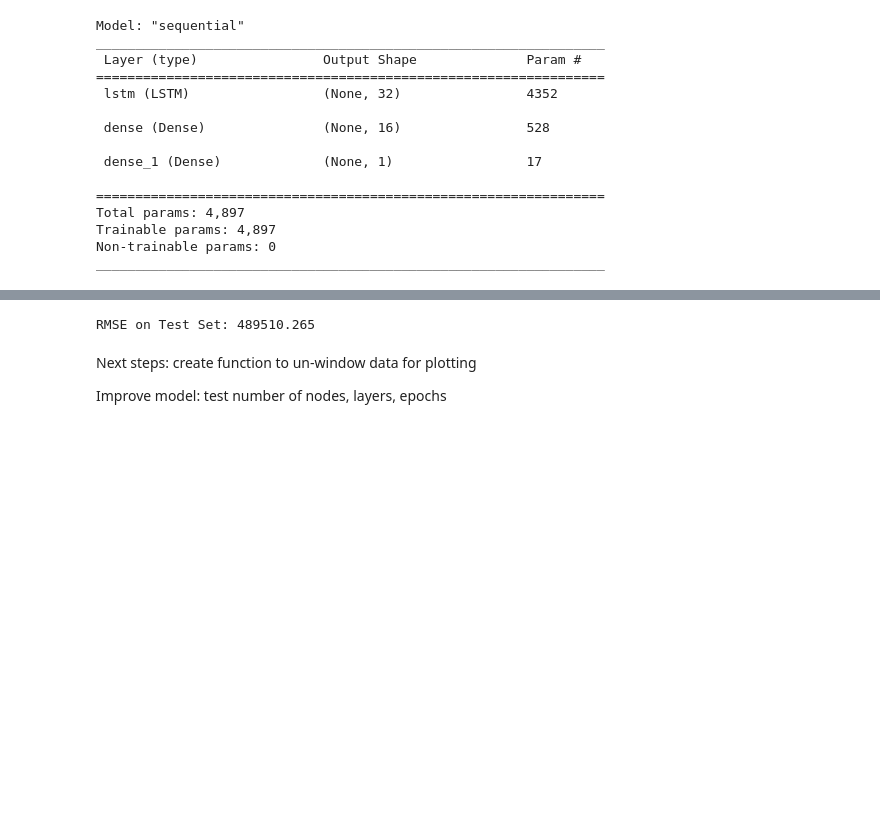
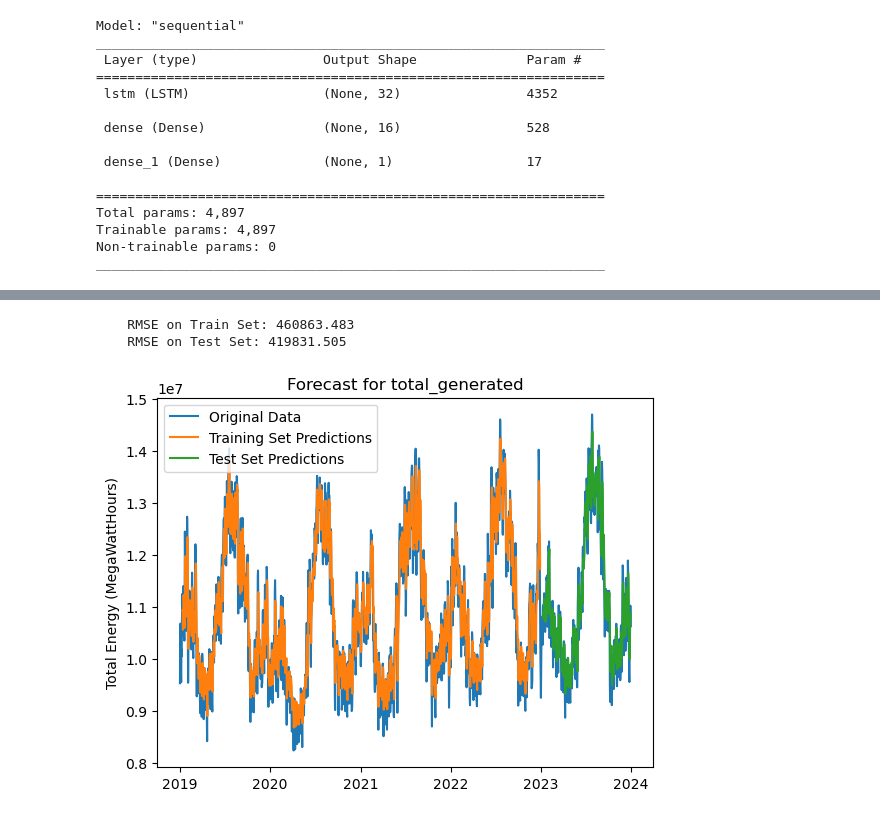
Before and after one commit to sbenston/energy_forecasting, a Jupyter notebook: energy_forecasting_models.ipynb, the cells around one changed output, grey strips where cells are left out. Cells and saved outputs as stored; diff of their text form; code cells hidden in the pictures; blank space fills up the shorter version.

Commit message:
Add plot of predictions against original data

```diff
--- a/energy_forecasting_models.ipynb
+++ b/energy_forecasting_models.ipynb
@@ -85,6 +85,35 @@ def scale_data(train_data, test_data):
     test_data_scaled = scaler.transform(test_data)
 
     return scaler, train_data_scaled, test_data_scaled
+# %%
+def shift_predictions(train_pred, test_pred, df, window_size=10):
+    '''
+    Takes generated predictions and aligns them with the original
+    x-axis to allow for plotting against original data.
+    '''
+    shifted_train_pred = np.empty((len(df), 1))
+    shifted_train_pred[:] = np.nan
+    shifted_train_pred[window_size:len(train_pred) + window_size, :] = train_pred
+
+    shifted_test_pred = np.empty((len(df), 1))
+    shifted_test_pred[:] = np.nan
+    shifted_test_pred[len(train_pred) + (window_size * 2) + 1:len(df) - 1, :] = test_pred
+
+    return shifted_train_pred, shifted_test_pred
+# %%
+def plot_predictions(df, shifted_train_pred, shifted_test_pred):
+    '''
+    Plots a line chart with both the original dataset and predictions
+    generated from the models.
+    '''
+    plt.plot(df, label='Original Data')
+    plt.plot(df.index ,shifted_train_pred, label='Training Set Predictions')
+    plt.plot(df.index, shifted_test_pred, label='Test Set Predictions')
+
+    plt.title(f'Forecast for {df.columns[0]}')
+    plt.ylabel('Total Energy (MegaWattHours)')
+    plt.legend()
+    plt.show()
 # %%
 # Split total_generated_df into training and test sets
 train_data, test_data = split_time_dataset(total_generated_df)
@@ -180,17 +203,25 @@ test_pred_unscaled = scaler.inverse_transform(test_pred)
-# %%
-# Get RMSE for unscaled data
-mse_train = mean_squared_error(y_train_unscaled[0], train_pred_unscaled)
-mse_test = mean_squared_error(y_test_unscaled[0], test_pred_unscaled)
-rmse_train = np.sqrt(mse_train)
-rmse_test = np.sqrt(mse_test)
-
-print(f'''
-    RMSE on Train Set: {rmse_train:.3f}
-    RMSE on Test Set: {rmse_test:.3f}
-    ''')
-# %% [output]
-RMSE on Test Set: 489510.265
-# %% [markdown]
-Next steps: create function to un-window data for plotting
-
-Improve model: test number of nodes, layers, epochs
+# %%
+# Get RMSE for unscaled data
+mse_train = mean_squared_error(y_train_unscaled[0], train_pred_unscaled)
+mse_test = mean_squared_error(y_test_unscaled[0], test_pred_unscaled)
+rmse_train = np.sqrt(mse_train)
+rmse_test = np.sqrt(mse_test)
+
+print(f'''
+    RMSE on Train Set: {rmse_train:.3f}
+    RMSE on Test Set: {rmse_test:.3f}
+    ''')
+# %% [output]
+    RMSE on Train Set: 460863.483
+    RMSE on Test Set: 419831.505
+# %%
+# Align prediction data to match original data x-axis
+shifted_train_pred, shifted_test_pred = shift_predictions(train_pred_unscaled,
+                                                          test_pred_unscaled,
+                                                          total_generated_df,
+                                                          window_size=10)
+# %%
+# Plot predictions against original data
+plot_predictions(total_generated_df, shifted_train_pred, shifted_test_pred)
+# %% [output]
+[figure, added]
```
Also changed, not shown: parts of 4 cells of this notebook.
